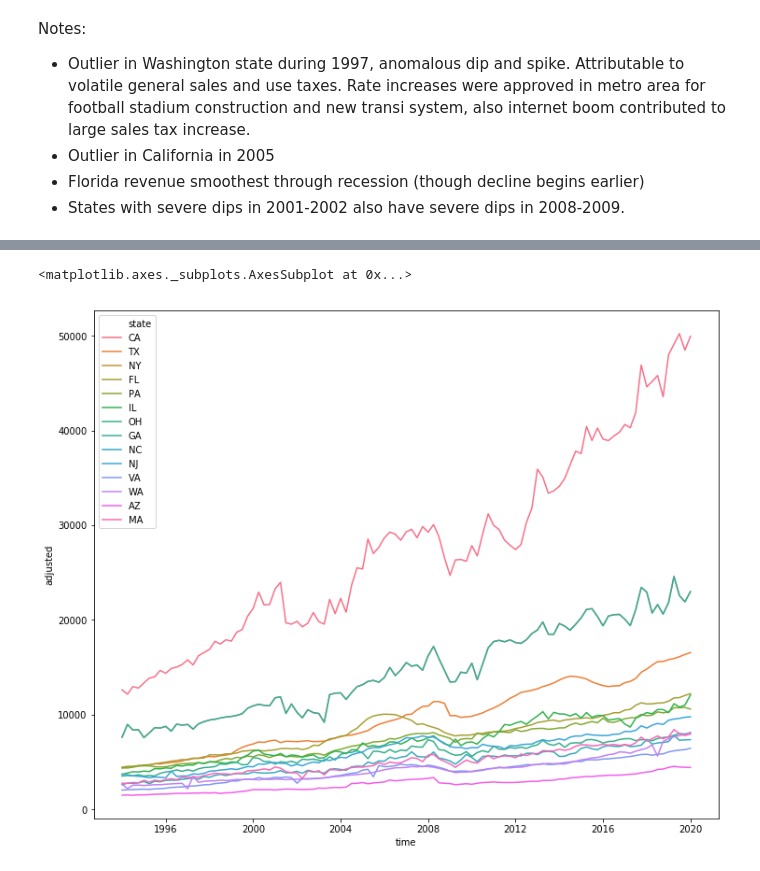
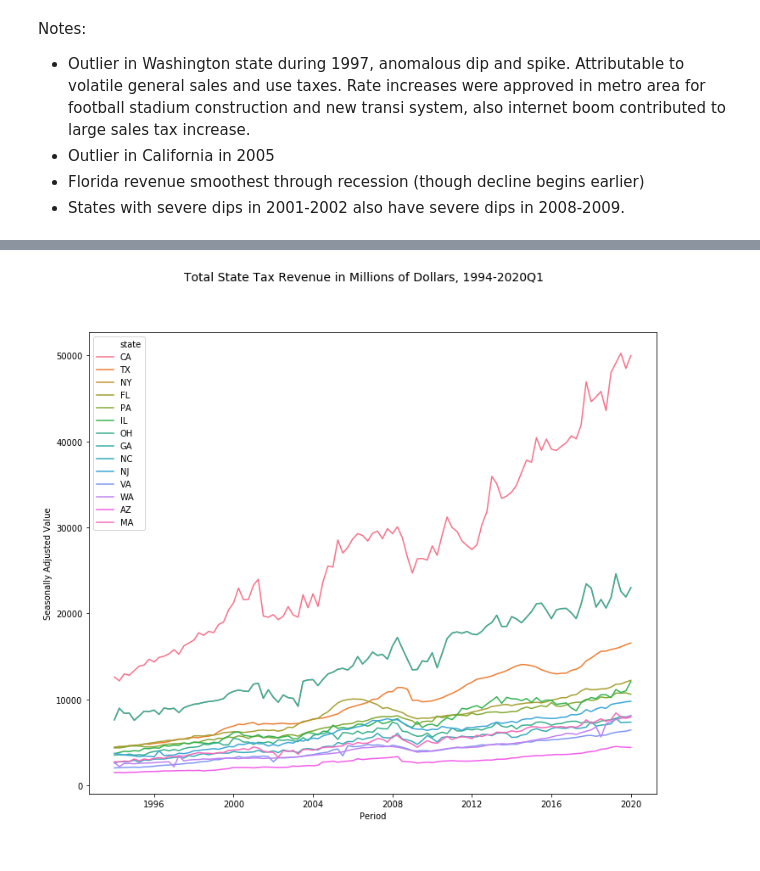
Before and after one commit to rcstein/qtax, a Jupyter notebook: QTax Data Analysis.ipynb, the cells around one changed output, grey strips where cells are left out. Cells and saved outputs as stored; diff of their text form; code cells hidden in the pictures.

```diff
--- a/QTax Data Analysis.ipynb
+++ b/QTax Data Analysis.ipynb
@@ -318,7 +319,10 @@ plt.show()
 # %%
 # Line plots
 fig, ax = plt.subplots(figsize=(12,10))
 sns.lineplot(x = "time", y = "adjusted", data = top_15_total, hue = "state")
+ax.set_xlabel("Period")
+ax.set_ylabel("Seasonally Adjusted Value")
+fig.suptitle("Total State Tax Revenue in Millions of Dollars, 1994-2020Q1",fontsize=14)
+plt.show()
 # %% [output]
-<matplotlib.axes._subplots.AxesSubplot at 0x...>
-[figure, old version]
+[figure, new version]
```
Also changed, not shown: parts of 4 cells of this notebook, 3 other files.
